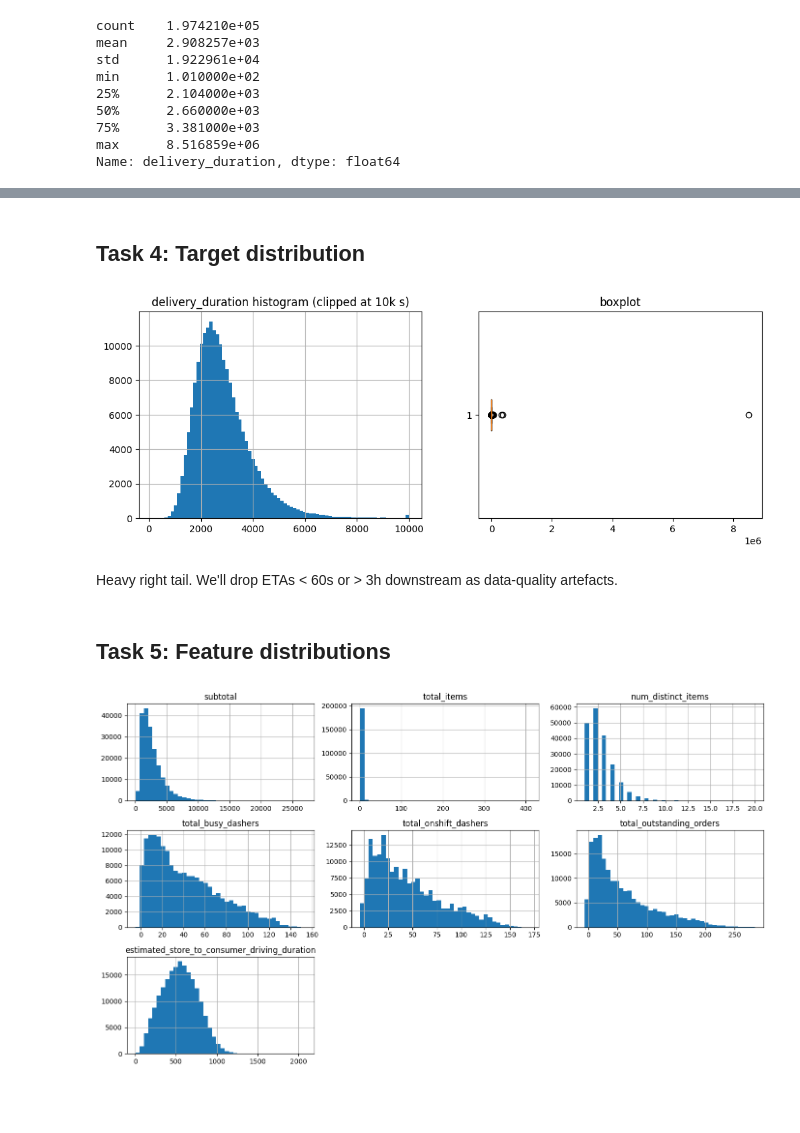
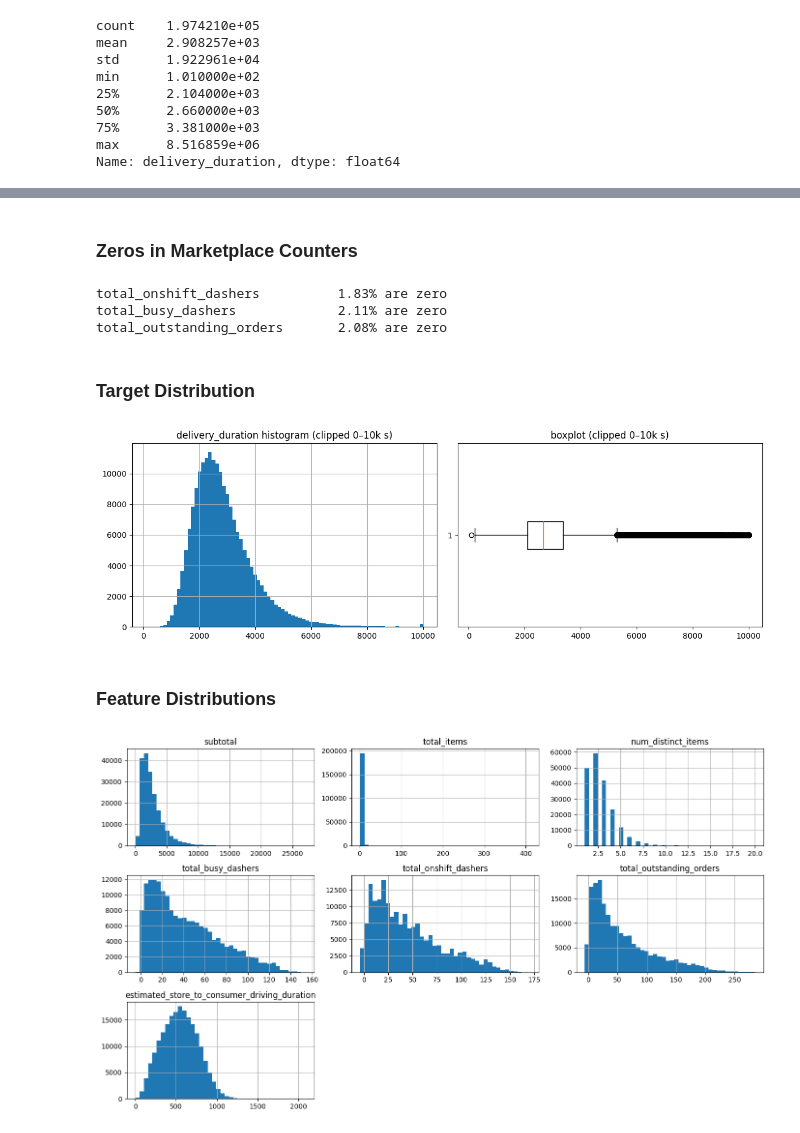
Before and after one commit to Rooppesh/food-delivery-eta-predictor, a Jupyter notebook: notebooks/01_eda.ipynb, the cells around one changed output, grey strips where cells are left out. Drawn from its saved outputs; the diff is of its cells as text; code cells hidden in the pictures; blank space fills up the shorter version.

```diff
--- a/notebooks/01_eda.ipynb
+++ b/notebooks/01_eda.ipynb
@@ -13,5 +11,6 @@ pd.set_option('display.max_columns', 60)
 # %%
-df = pd.read_csv('../data/historical_data.csv', parse_dates=['created_at', 'actual_delivery_time'])
+df = pd.read_csv('../data/historical_data.csv',
+                 parse_dates=['created_at', 'actual_delivery_time'])
 print('shape:', df.shape)
 df.head()
 # %% [output]
@@ -85,18 +133,26 @@ Name: delivery_duration, dtype: float64
+# %% [markdown]
+### Zeros in Marketplace Counters
+# %%
+for c in ['total_onshift_dashers', 'total_busy_dashers', 'total_outstanding_orders']:
+    pct = (df[c] == 0).mean() * 100
+    print(f'{c:<28}  {pct:5.2f}% are zero')
+# %% [output]
+total_onshift_dashers          1.83% are zero
+total_busy_dashers             2.11% are zero
+total_outstanding_orders       2.08% are zero
 # %% [markdown]
-## Task 4: Target distribution
+### Target Distribution
 # %%
 fig, ax = plt.subplots(1, 2, figsize=(12, 4))
 df['delivery_duration'].clip(0, 10000).hist(bins=80, ax=ax[0])
-ax[0].set_title('delivery_duration histogram (clipped at 10k s)')
-ax[1].boxplot(df['delivery_duration'].dropna(), vert=False)
-ax[1].set_title('boxplot')
-plt.show()
+ax[0].set_title('delivery_duration histogram (clipped 0–10k s)')
+ax[1].boxplot(df['delivery_duration'].clip(0, 10000).dropna(), vert=False)
+ax[1].set_title('boxplot (clipped 0–10k s)')
+plt.tight_layout(); plt.show()
 # %% [output]
-[figure, old version]
+[figure, new version]
-# %% [markdown]
-Heavy right tail. We'll drop ETAs < 60s or > 3h downstream as data-quality artefacts.
 # %% [markdown]
-## Task 5: Feature distributions
+### Feature Distributions
 # %%
 cols = ['subtotal','total_items','num_distinct_items',
         'total_busy_dashers','total_onshift_dashers','total_outstanding_orders',
```
Also changed, not shown: parts of 28 cells of this notebook.
